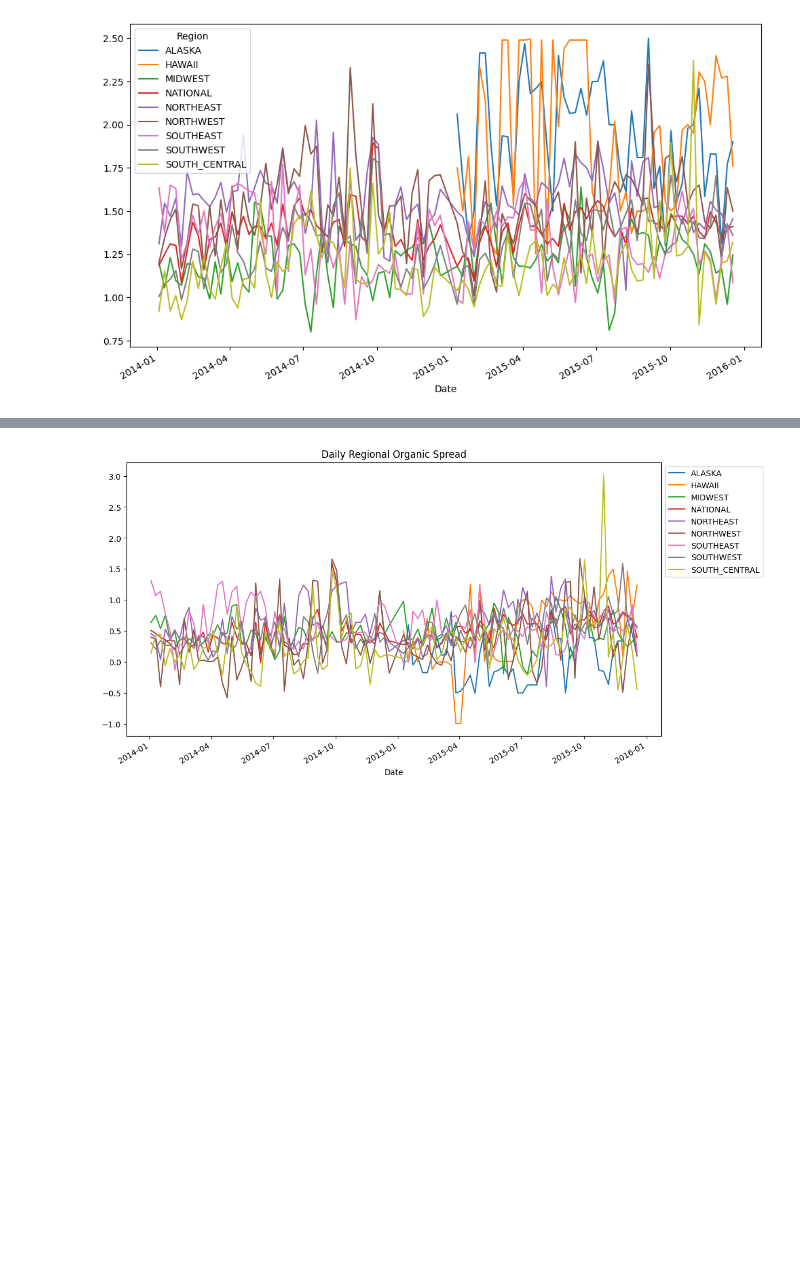
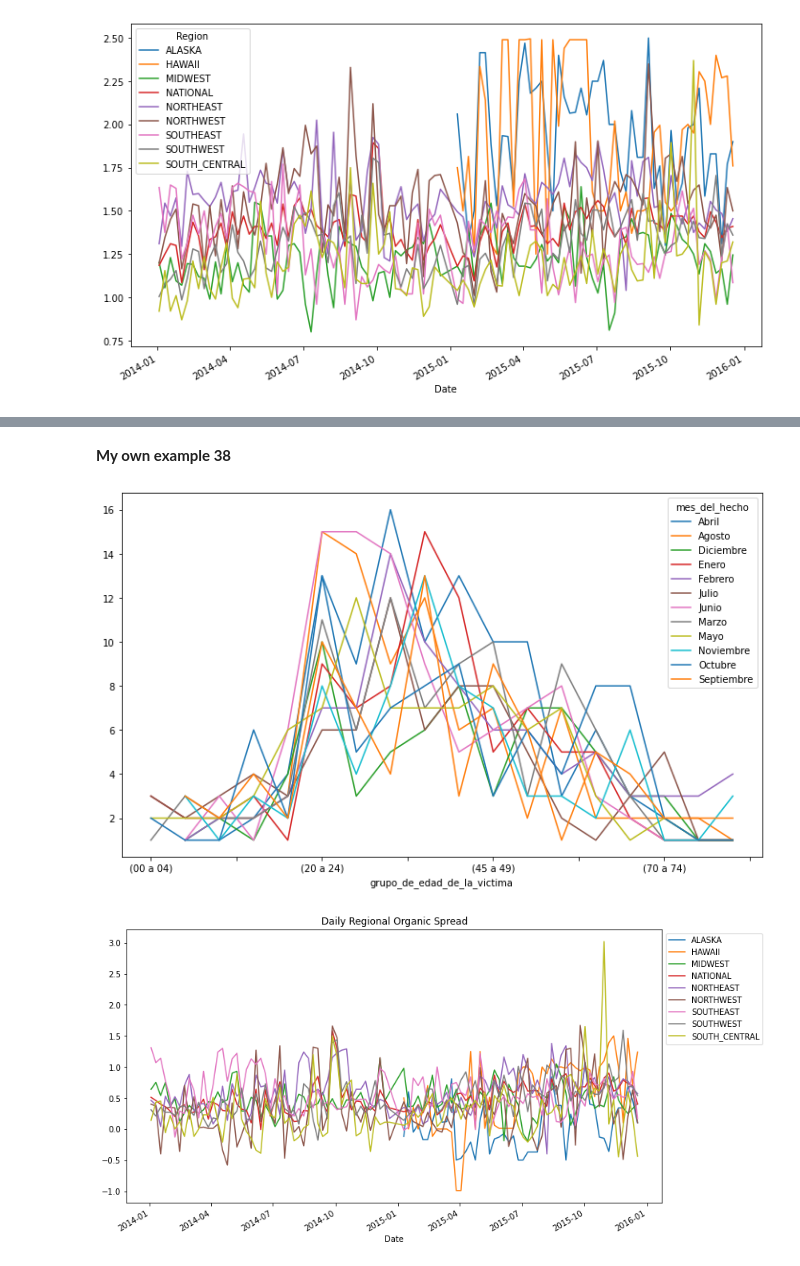
Before and after one commit to Julianjaramilloa/AlgorithmsUN2024I, a Jupyter notebook: Laboratorio 2/jucordoba_Lab2.ipynb, the cells around one changed output, grey strips where cells are left out. Drawn from its saved outputs; the diff is of its cells as text; code cells hidden in the pictures; blank space fills up the shorter version.

```diff
--- a/Laboratorio 2/jucordoba_Lab2.ipynb
+++ b/Laboratorio 2/jucordoba_Lab2.ipynb
@@ -1943,0 +1682,4 @@ avocados.head()
+# %%
+#Datos de muertes accidentales en 2016
+data = pd.read_json('https://www.datos.gov.co/resource/ezhf-hscf.json')
+data.head()
@@ -1963,3 +1775,10 @@ hass.groupby(['Date', 'Region'])['Weighted Avg Price'].mean().unstack().ffill().
+# %% [markdown]
+**My own example 38**
+# %%
+year2016 = data[data.a_o_del_hecho == 2016]
+year2016.groupby(['grupo_de_edad_de_la_victima', 'mes_del_hecho'])['id'].count().unstack().ffill().plot();
+# %% [output]
+[figure, added]
 # %%
 def _organic_spread(group):
 
```
Also changed, not shown: parts of 110 cells of this notebook.
